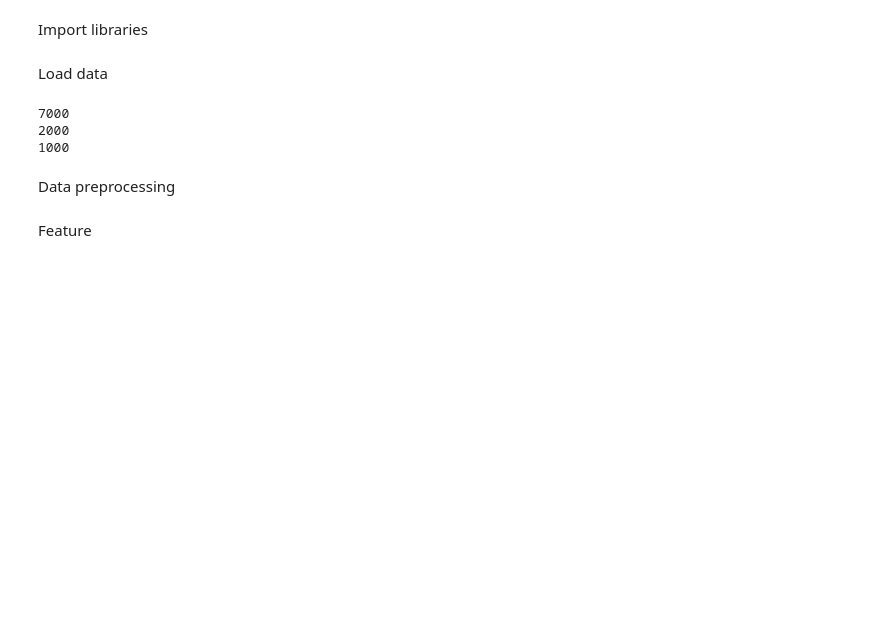
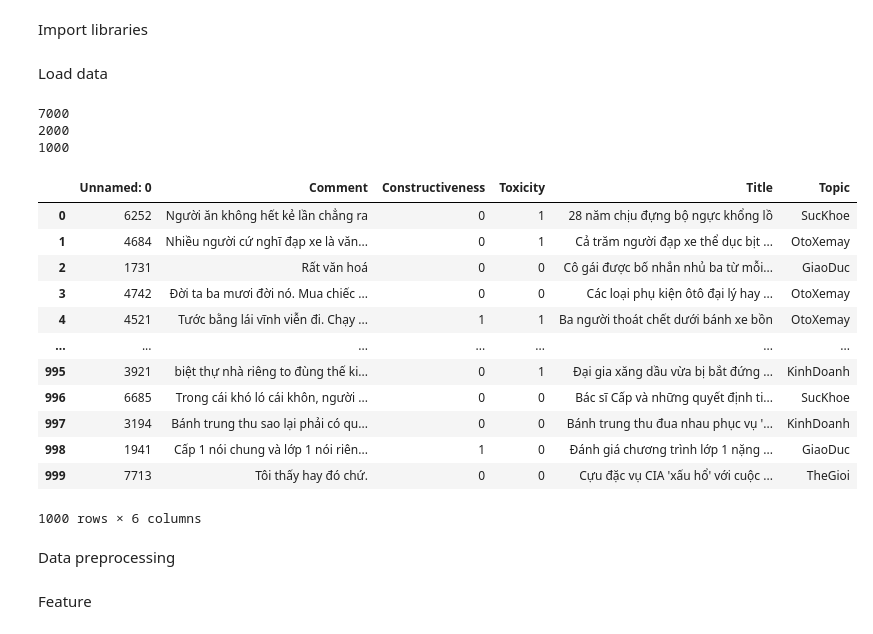
Before and after one commit to PhanNhaan/Vi_hate_speech, a Jupyter notebook: train_model/Text_CNN_ViCTSD.ipynb, the cells around one changed output. Saved outputs shown, nothing was run; the diff lists cells and outputs as text; code cells hidden in the pictures; blank space fills up the shorter version.

```diff
--- a/train_model/Text_CNN_ViCTSD.ipynb
+++ b/train_model/Text_CNN_ViCTSD.ipynb
@@ -48,6 +48,22 @@ print(len(test_data))
 7000
 2000
 1000
+# %%
+test_data
+# %% [output]
+|  | Unnamed: 0 | Comment | Constructiveness | Toxicity | Title | Topic |
+| 0 | 6252 | Người ăn không hết kẻ lần chẳng ra | 0 | 1 | 28 năm chịu đựng bộ ngực khổng lồ | SucKhoe |
+| 1 | 4684 | Nhiều người cứ nghĩ đạp xe là văn... | 0 | 1 | Cả trăm người đạp xe thể dục bịt ... | OtoXemay |
+| 2 | 1731 | Rất văn hoá | 0 | 0 | Cô gái được bố nhắn nhủ ba từ mỗi... | GiaoDuc |
+| 3 | 4742 | Đời ta ba mươi đời nó. Mua chiếc ... | 0 | 0 | Các loại phụ kiện ôtô đại lý hay ... | OtoXemay |
+| 4 | 4521 | Tước bằng lái vĩnh viễn đi. Chạy ... | 1 | 1 | Ba người thoát chết dưới bánh xe bồn | OtoXemay |
+| ... | ... | ... | ... | ... | ... | ... |
+| 995 | 3921 | biệt thự nhà riêng to đùng thế ki... | 0 | 1 | Đại gia xăng dầu vừa bị bắt đứng ... | KinhDoanh |
+| 996 | 6685 | Trong cái khó ló cái khôn, người ... | 0 | 0 | Bác sĩ Cấp và những quyết định ti... | SucKhoe |
+| 997 | 3194 | Bánh trung thu sao lại phải có qu... | 0 | 0 | Bánh trung thu đua nhau phục vụ '... | KinhDoanh |
+| 998 | 1941 | Cấp 1 nói chung và lớp 1 nói riên... | 1 | 0 | Đánh giá chương trình lớp 1 nặng ... | GiaoDuc |
+| 999 | 7713 | Tôi thấy hay đó chứ. | 0 | 0 | Cựu đặc vụ CIA 'xấu hổ' với cuộc ... | TheGioi |
+1000 rows × 6 columns
 # %% [markdown]
 Data preprocessing
 # %%
```
Also changed, not shown: parts of 10 cells of this notebook, 2 other files.
